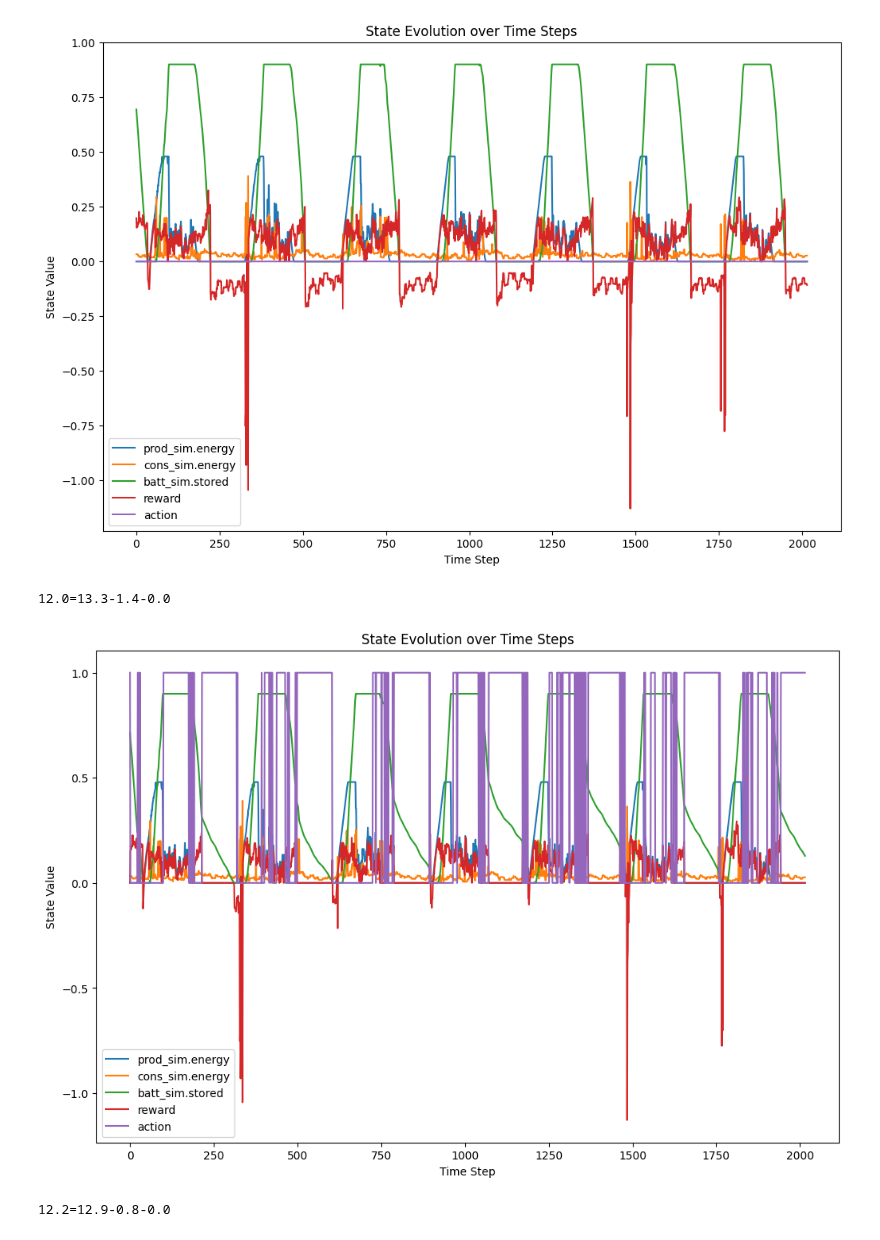
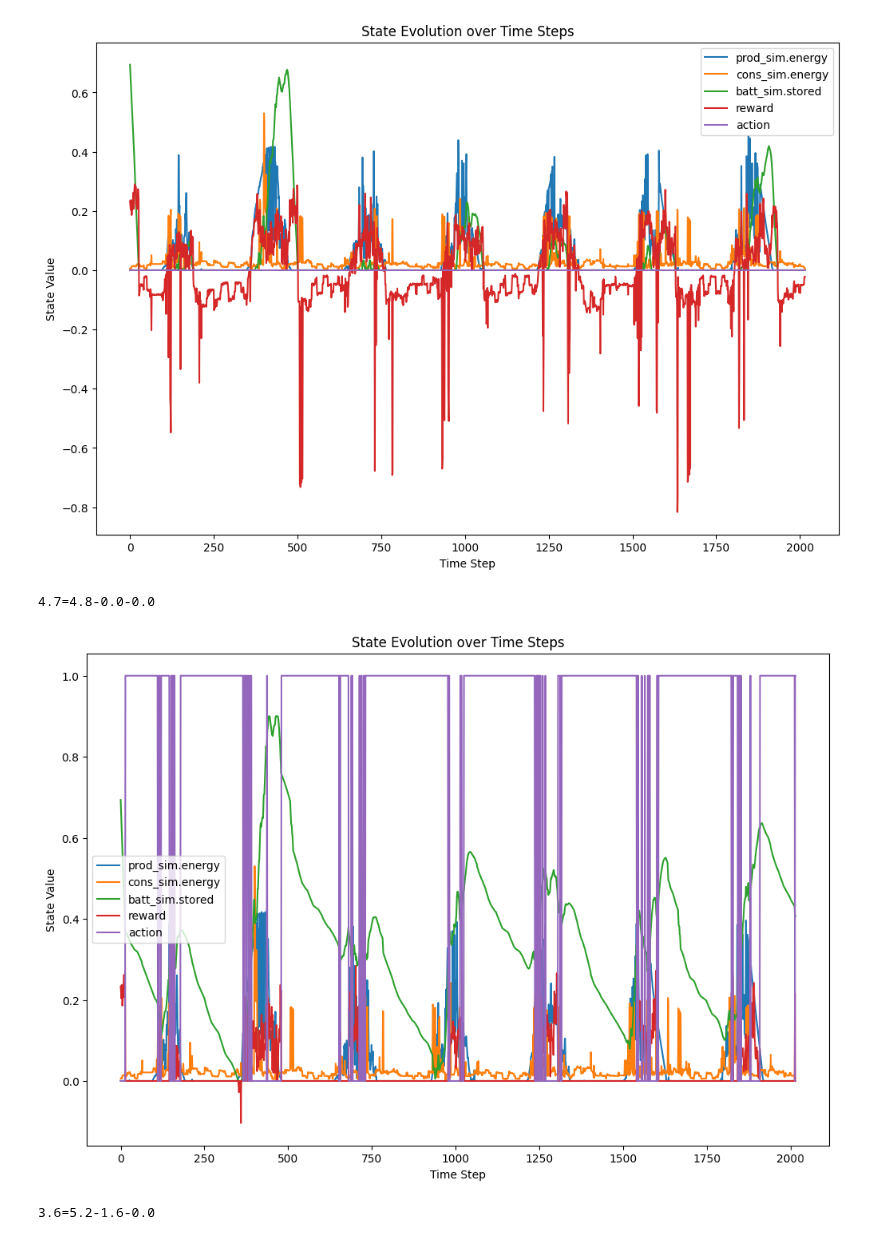
Before and after one commit to EmaR97/EnergyManagementRL, a Jupyter notebook: notebooks/02_model_training.ipynb, the cells around one changed output. Drawn from its saved outputs; the diff is of its cells as text; code cells hidden in the pictures.

```diff
--- a/notebooks/02_model_training.ipynb
+++ b/notebooks/02_model_training.ipynb
@@ -26,7 +26,11 @@ start_time = time.time()
 cloud_transition_matrices = np.load('../data/cloud_coverage_transition_matrix_3d.npy')
 noise_transition_matrix = np.load('../data/noise_transition_matrix.npy')
 df = pd.read_csv('../data/complete_series.ex.12kw.csv', parse_dates=['index'], index_col=['index'])
-production_w = df.production_power_kw_weather_dependent * 1000
+df['production_power_kw_altered'] = np.where(df['SOC'] < 100, df['production_power_kw'],
+                                             df['production_power_kw_weather_dependent'])
+df = df[df.index > pd.Timestamp("2024-10-19")]
+production_w_weather_dependent = df.production_power_kw_weather_dependent * 1000
+production_w = df.production_power_kw_altered * 1000
 optimal_production_w = df.production_power_kw_optimal * 1000
 consumption_w = -df.load_power_kw * 1000
 grid_voltage = df.grid_voltage
@@ -62,9 +66,10 @@ print(f"Data loading took {time.time() - start_time:.2f} seconds")
 
 # Initialize EnergySim
 start_time = time.time()
-p_sim = ProductionSimWithError(
+p_sim = ProductionSimFromReal(
     power_series=production_w,
     optimal_power_series=optimal_production_w,
+    weather_power_series=production_w_weather_dependent,
     forecast_steps=48,
 )
 print(f"ProductionSim initialization took {time.time() - start_time:.2f} seconds")
@@ -154,8 +159,8 @@ for model_to_test in [
         env,
         model_to_test,
         # env.max_steps,
-        week,
-        # full_period,
+        # week,
+        full_period,
         # month,
         # day,
     )
@@ -232,14 +237,14 @@ def run_training(
     model.save(latest_model_path)
     print(f"Model saved at {latest_model_path}")
 # %%
-i_sim.grid_sim.energy_price_buy = .8 / 1000
-eval_env.inverter_sim.grid_sim.energy_price_buy = .8 / 1000
+i_sim.grid_sim.energy_price_buy = .6 / 1000
+eval_env.inverter_sim.grid_sim.energy_price_buy = .4 / 1000
 run_training(
     inverter_sim=i_sim,
-    max_steps_train=week,
+    max_steps_train=full_period,
     max_steps_eval=full_period,
-    eval_freq=week * 10,
-    total_timesteps=full_period * 100,
+    eval_freq=full_period * 10,
+    total_timesteps=full_period * 1000,
     latest_model_path=latest_model_path,
     eval_callback=eval_callback,
     to_load_path=best_model_path,
@@ -267,7 +272,8 @@ Model saved at ../logs/ppo_inverter
 eval_env.inverter_sim.grid_sim.energy_price_buy = .4 / 1000
 eval_env.set_max_steps(full_period)
 latest_model = DQN.load(
-    latest_model_path,
+    # latest_model_path,
+    '../logs/ppo_inverter.0.1.b',
     env=eval_env
 )
 best_model = DQN.load(
@@ -296,4 +302,4 @@ for model_to_test in [
-[figure, old version]
+[figure, new version]
-12.0=13.3-1.4-0.0
+4.7=4.8-0.0-0.0
-[figure, old version]
+[figure, new version]
-12.2=12.9-0.8-0.0
+3.6=5.2-1.6-0.0
```
Also changed, not shown: parts of 10 cells of this notebook, 11 other files.
